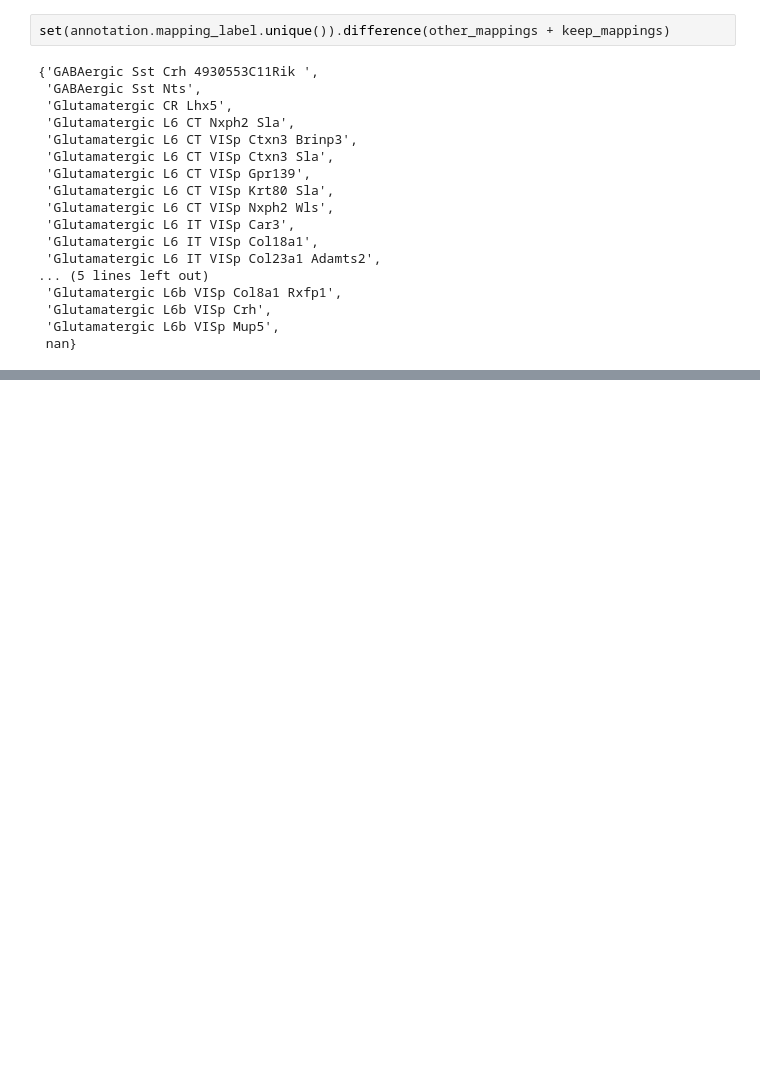
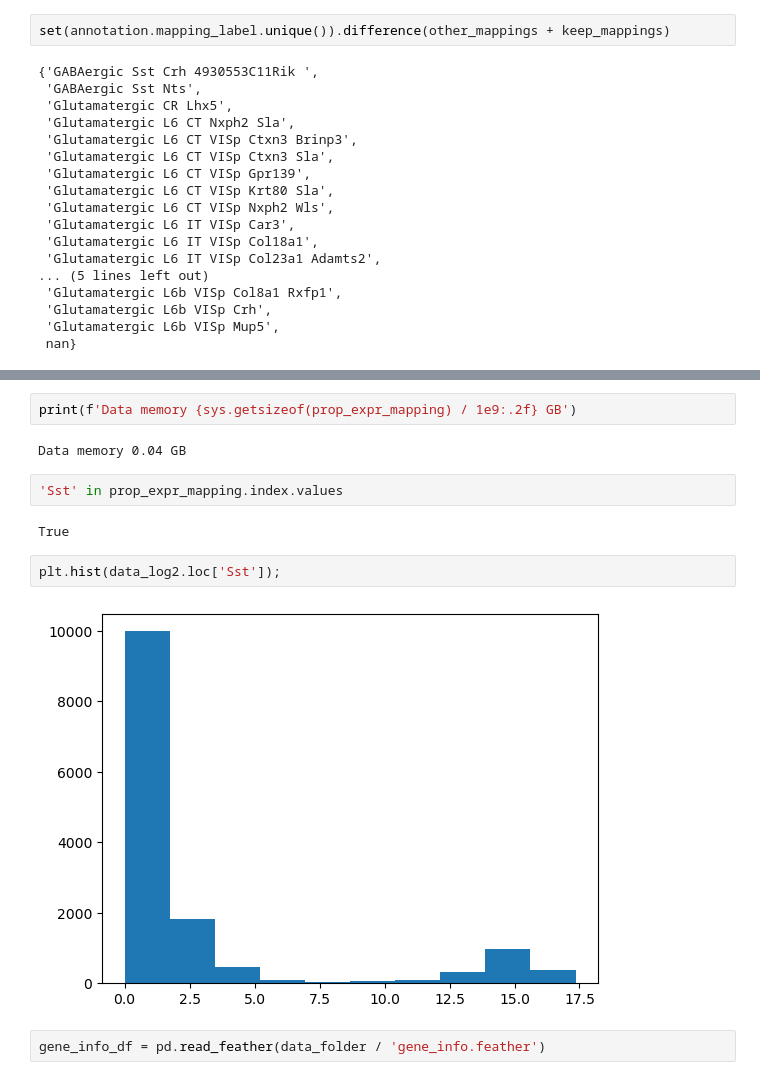
Before and after one commit to AllenNeuralDynamics/lamf_analysis_lims, a Jupyter notebook: gene_panel_selection/mfishtoolspy/241001_address_random_seed_issue.ipynb, the cells around one changed output, grey strips where cells are left out. Saved outputs shown, nothing was run; the diff lists cells and outputs as text; blank space fills up the shorter version.

```diff
--- a/gene_panel_selection/mfishtoolspy/241001_address_random_seed_issue.ipynb
+++ b/gene_panel_selection/mfishtoolspy/241001_address_random_seed_issue.ipynb
@@ -528,0 +611,14 @@ set(annotation.mapping_label.unique()).difference(other_mappings + keep_mappings
+# %%
+print(f'Data memory {sys.getsizeof(prop_expr_mapping) / 1e9:.2f} GB')
+# %% [output]
+Data memory 0.04 GB
+# %%
+'Sst' in prop_expr_mapping.index.values
+# %% [output]
+True
+# %%
+plt.hist(data_log2.loc['Sst']);
+# %% [output]
+[figure, added]
+# %%
+gene_info_df = pd.read_feather(data_folder / 'gene_info.feather')
```
Also changed, not shown: parts of 16 cells of this notebook, 5 other files.
